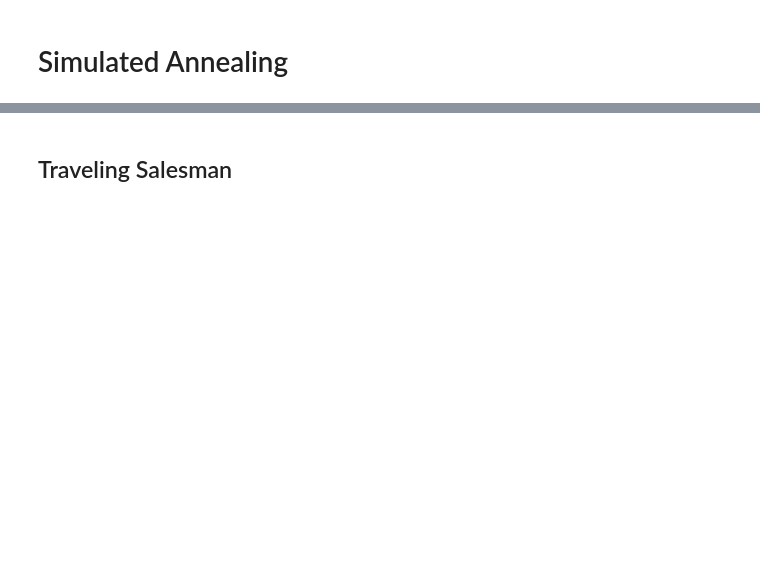
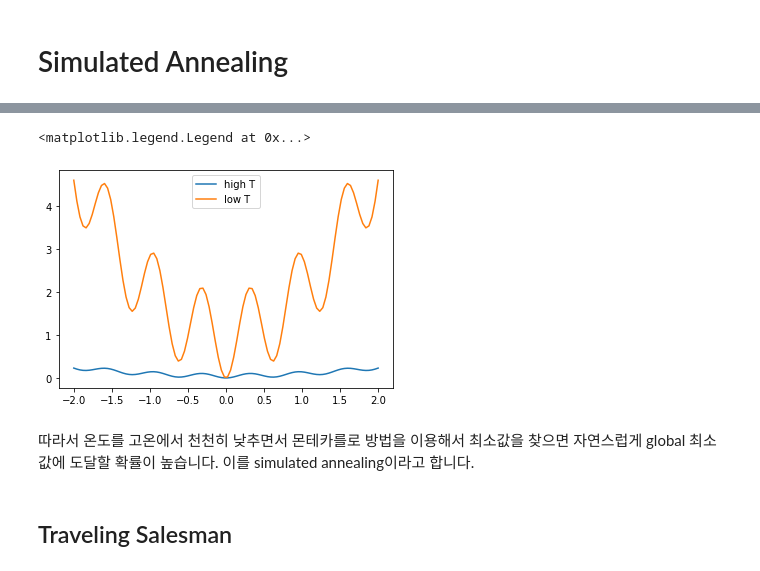
Before and after one commit to bjmin/bmin_comphys, a Jupyter notebook: cp/cp10/comphys10-3.ipynb, the cells around one changed output, grey strips where cells are left out. Cells and saved outputs as stored; diff of their text form; code cells hidden in the pictures; blank space fills up the shorter version.

```diff
--- a/cp/cp10/comphys10-3.ipynb
+++ b/cp/cp10/comphys10-3.ipynb
@@ -45,2 +47,11 @@ plt.plot(x,y,'x')
+# %%
+plt.plot(z,f(z)/20,label='high T')
+plt.plot(z,f(z),label='low T')
+plt.legend()
+# %% [output]
+<matplotlib.legend.Legend at 0x...>
+[figure, added]
+# %% [markdown]
+따라서 온도를 고온에서 천천히 낮추면서 몬테카를로 방법을 이용해서 최소값을 찾으면 자연스럽게 global 최소값에 도달할 확률이 높습니다. 이를 simulated annealing이라고 합니다.
 # %% [markdown]
 ## Traveling Salesman
```
Also changed, not shown: parts of 6 cells of this notebook.
